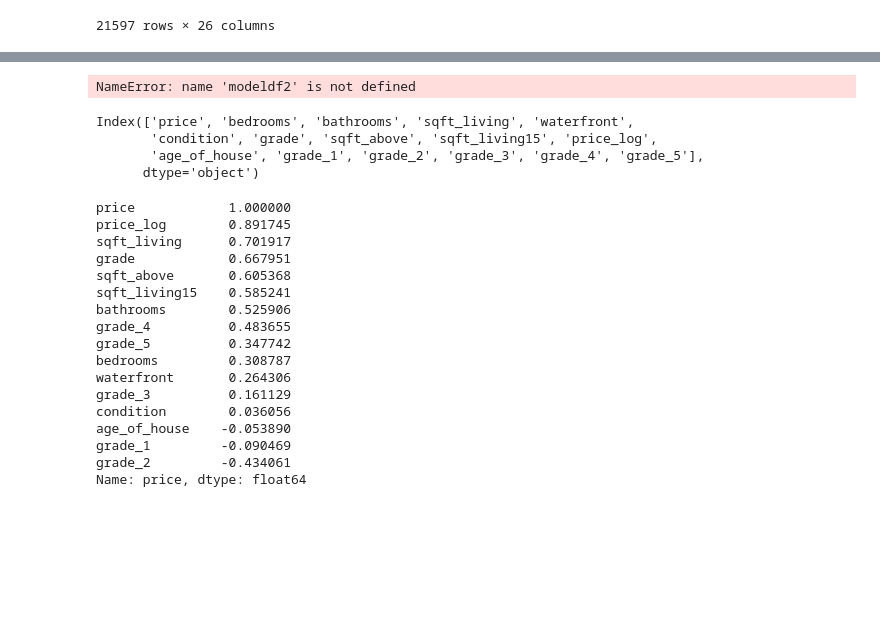
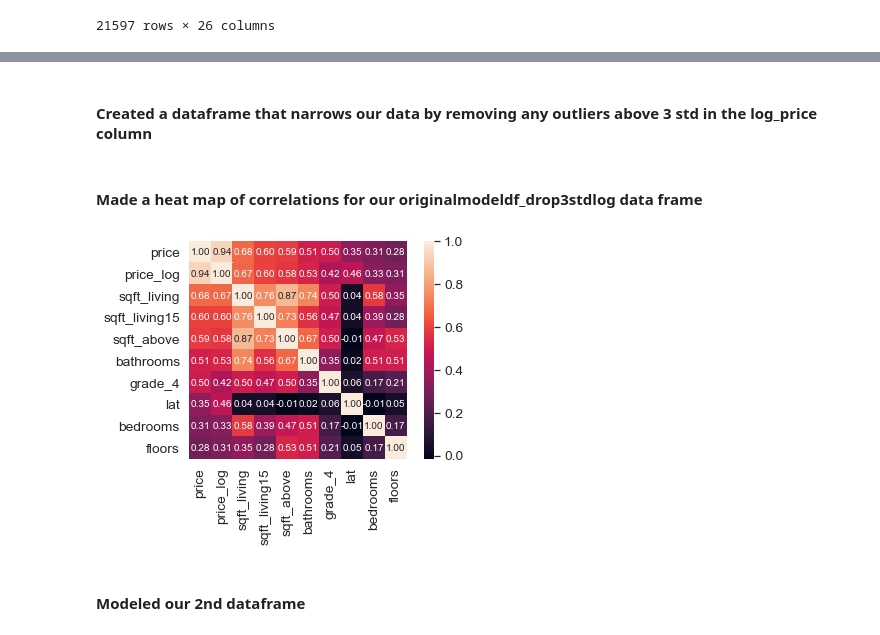
Before and after one commit to qsou/bsc-phase-two-project, a Jupyter notebook: notebooks/exploratory/bobbyexplore/Bobby_work.ipynb, the cells around one changed output, grey strips where cells are left out. Cells and saved outputs as stored; diff of their text form; code cells hidden in the pictures; blank space fills up the shorter version.

```diff
--- a/notebooks/exploratory/bobbyexplore/Bobby_work.ipynb
+++ b/notebooks/exploratory/bobbyexplore/Bobby_work.ipynb
@@ -766,5 +459,0 @@ originalmodeldf.corr()
-# %%
-linregtest(modeldf2)
-#shows that grade works better as cat than quant
-# %% [output]
-NameError: name 'modeldf2' is not defined
@@ -784,29 +460,4 @@ smallmodel=slimdf.drop(['id', 'date','year_sold','yr_built','bath-bed','house_to
-# %%
-smallmodel.columns
-# %% [output]
-Index(['price', 'bedrooms', 'bathrooms', 'sqft_living', 'waterfront',
-       'condition', 'grade', 'sqft_above', 'sqft_living15', 'price_log',
-       'age_of_house', 'grade_1', 'grade_2', 'grade_3', 'grade_4', 'grade_5'],
-      dtype='object')
-# %%
-smallmodel.corr()['price'].sort_values(ascending=False)
-# %% [output]
-price            1.000000
-price_log        0.891745
-sqft_living      0.701917
-grade            0.667951
-sqft_above       0.605368
-sqft_living15    0.585241
-bathrooms        0.525906
-grade_4          0.483655
-grade_5          0.347742
-bedrooms         0.308787
-waterfront       0.264306
-grade_3          0.161129
-condition        0.036056
-age_of_house    -0.053890
-grade_1         -0.090469
-grade_2         -0.434061
-Name: price, dtype: float64
+# %% [markdown]
+#### Created a dataframe that narrows our data by removing any outliers above 3 std in the log_price column
 # %%
 originalmodeldf_drop3stdlog= originalmodeldf[np.abs(stats.zscore(originalmodeldf['price_log'])) < 3]
@@ -813,3 +466,18 @@ originalmodeldf_drop3stdlog= originalmodeldf[np.abs(stats.zscore(originalmodeldf
+# %% [markdown]
+#### Made a heat map of correlations for our originalmodeldf_drop3stdlog data frame
+# %%
+corrmat = originalmodeldf_drop3stdlog.corr()
+#saleprice correlation matrix
+k = 10 #number of variables for heatmap
+cols = corrmat.nlargest(k, 'price')['price'].index
+cm = np.corrcoef(originalmodeldf_drop3stdlog[cols].values.T)
+sns.set(font_scale=1.25)
+hm = sns.heatmap(cm, cbar=True, annot=True, square=True, fmt='.2f', annot_kws={'size': 10}, yticklabels=cols.values, xticklabels=cols.values)
+plt.show()
+# %% [output]
+[figure, added]
+# %% [markdown]
+#### Modeled our 2nd dataframe
 # %%
 linregtest(originalmodeldf_drop3stdlog)
 # %% [output]
```
Also changed, not shown: parts of 85 cells of this notebook.
